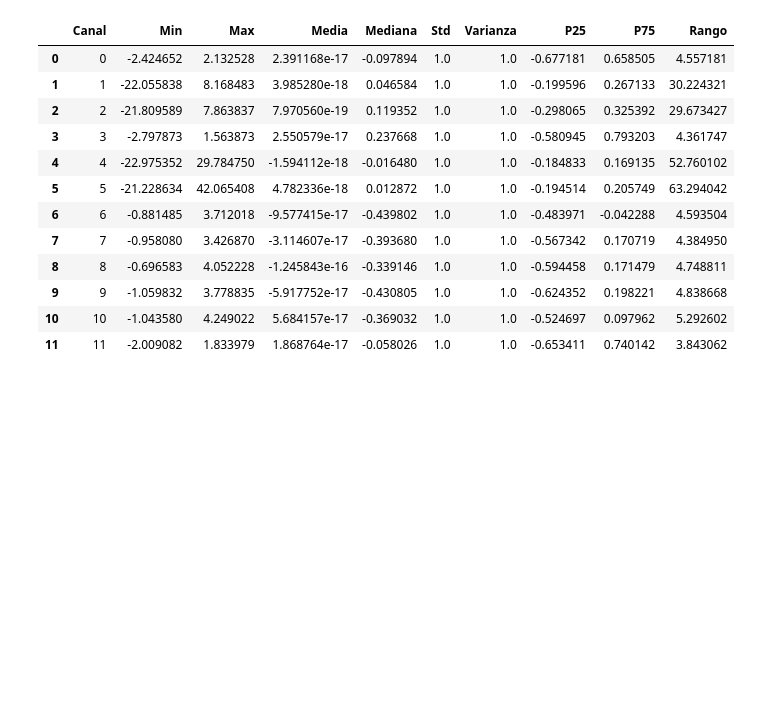
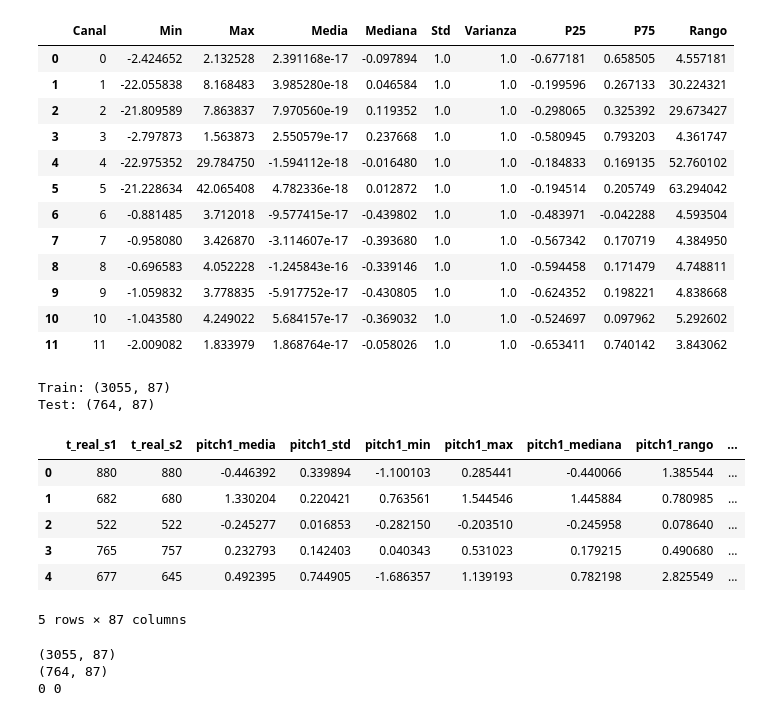
Before and after one commit to Edgarong17/Reto-Primer-Parcial-REHAB, a Jupyter notebook: Limpieza_de_datos_V2.ipynb, the cells around one changed output. Drawn from its saved outputs; the diff is of its cells as text; code cells hidden in the pictures; blank space fills up the shorter version.

```diff
--- a/Limpieza_de_datos_V2.ipynb
+++ b/Limpieza_de_datos_V2.ipynb
@@ -1033,0 +1097,27 @@ display(df_stats_norm)
+# %%
+df_train_caracteristicas = extraer_caracteristicas(
+    X_train_norm,
+    t_train,
+    y_train
+)
+
+df_test_caracteristicas = extraer_caracteristicas(
+    X_test_norm,
+    t_test,
+    y_test
+)
+# %%
+print("Train:", df_train_caracteristicas.shape)
+print("Test:", df_test_caracteristicas.shape)
+
+display(df_train_caracteristicas.head())
+# %% [output]
+Train: (3055, 87)
+Test: (764, 87)
+|  | t_real_s1 | t_real_s2 | pitch1_media | pitch1_std | pitch1_min | pitch1_max | pitch1_mediana | pitch1_rango | ... |
+| 0 | 880 | 880 | -0.446392 | 0.339894 | -1.100103 | 0.285441 | -0.440066 | 1.385544 | ... |
+| 1 | 682 | 680 | 1.330204 | 0.220421 | 0.763561 | 1.544546 | 1.445884 | 0.780985 | ... |
+| 2 | 522 | 522 | -0.245277 | 0.016853 | -0.282150 | -0.203510 | -0.245958 | 0.078640 | ... |
+| 3 | 765 | 757 | 0.232793 | 0.142403 | 0.040343 | 0.531023 | 0.179215 | 0.490680 | ... |
+| 4 | 677 | 645 | 0.492395 | 0.744905 | -1.686357 | 1.139193 | 0.782198 | 2.825549 | ... |
+5 rows × 87 columns
@@ -1033,0 +1134,12 @@ display(df_stats_norm)
+# %%
+print(df_train_caracteristicas.shape)
+print(df_test_caracteristicas.shape)
+
+print(
+    df_train_caracteristicas.isna().sum().sum(),
+    df_test_caracteristicas.isna().sum().sum()
+)
+# %% [output]
+(3055, 87)
+(764, 87)
+0 0
```
Also changed, not shown: parts of 3 cells of this notebook, 2 other files.
